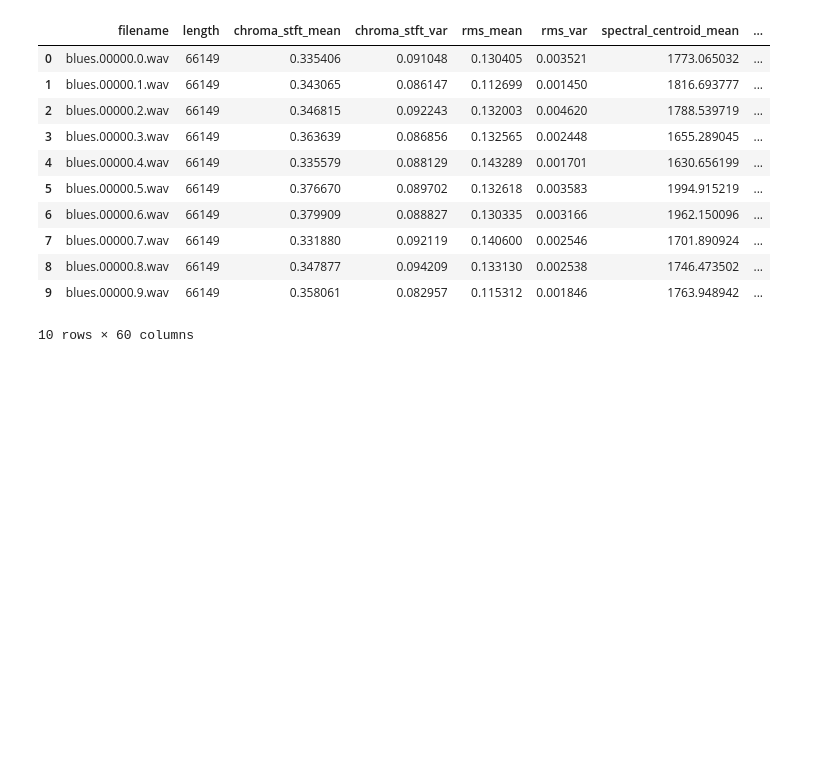
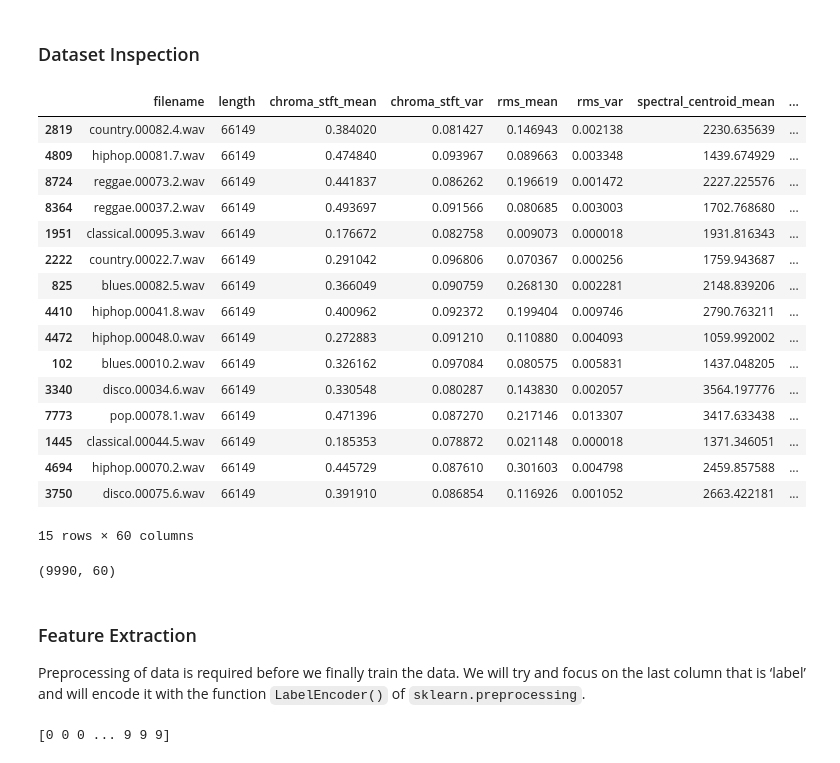
Before and after one commit to Blind-Striker/swe584-music-genre-classification, a Jupyter notebook: genreClassification.ipynb, the cells around one changed output. Drawn from its saved outputs; the diff is of its cells as text; code cells hidden in the pictures; blank space fills up the shorter version.

Commit message:
add training implementation

```diff
--- a/genreClassification.ipynb
+++ b/genreClassification.ipynb
@@ -13,17 +8,40 @@ import librosa.display as lplt
+# %% [markdown]
+### Dataset Inspection
 # %%
 df = pd.read_csv('./data/features_3_sec.csv')
-df.head(10)
-# df.filename.str.split('.', expand=True)[0].unique()
+df.sample(15)
 # %% [output]
 |  | filename | length | chroma_stft_mean | chroma_stft_var | rms_mean | rms_var | spectral_centroid_mean | ... |
-| 0 | blues.00000.0.wav | 66149 | 0.335406 | 0.091048 | 0.130405 | 0.003521 | 1773.065032 | ... |
-| 1 | blues.00000.1.wav | 66149 | 0.343065 | 0.086147 | 0.112699 | 0.001450 | 1816.693777 | ... |
-| 2 | blues.00000.2.wav | 66149 | 0.346815 | 0.092243 | 0.132003 | 0.004620 | 1788.539719 | ... |
-| 3 | blues.00000.3.wav | 66149 | 0.363639 | 0.086856 | 0.132565 | 0.002448 | 1655.289045 | ... |
-| 4 | blues.00000.4.wav | 66149 | 0.335579 | 0.088129 | 0.143289 | 0.001701 | 1630.656199 | ... |
-| 5 | blues.00000.5.wav | 66149 | 0.376670 | 0.089702 | 0.132618 | 0.003583 | 1994.915219 | ... |
-| 6 | blues.00000.6.wav | 66149 | 0.379909 | 0.088827 | 0.130335 | 0.003166 | 1962.150096 | ... |
-| 7 | blues.00000.7.wav | 66149 | 0.331880 | 0.092119 | 0.140600 | 0.002546 | 1701.890924 | ... |
-| 8 | blues.00000.8.wav | 66149 | 0.347877 | 0.094209 | 0.133130 | 0.002538 | 1746.473502 | ... |
-| 9 | blues.00000.9.wav | 66149 | 0.358061 | 0.082957 | 0.115312 | 0.001846 | 1763.948942 | ... |
+| 2819 | country.00082.4.wav | 66149 | 0.384020 | 0.081427 | 0.146943 | 0.002138 | 2230.635639 | ... |
+| 4809 | hiphop.00081.7.wav | 66149 | 0.474840 | 0.093967 | 0.089663 | 0.003348 | 1439.674929 | ... |
+| 8724 | reggae.00073.2.wav | 66149 | 0.441837 | 0.086262 | 0.196619 | 0.001472 | 2227.225576 | ... |
+| 8364 | reggae.00037.2.wav | 66149 | 0.493697 | 0.091566 | 0.080685 | 0.003003 | 1702.768680 | ... |
+| 1951 | classical.00095.3.wav | 66149 | 0.176672 | 0.082758 | 0.009073 | 0.000018 | 1931.816343 | ... |
+| 2222 | country.00022.7.wav | 66149 | 0.291042 | 0.096806 | 0.070367 | 0.000256 | 1759.943687 | ... |
+| 825 | blues.00082.5.wav | 66149 | 0.366049 | 0.090759 | 0.268130 | 0.002281 | 2148.839206 | ... |
+| 4410 | hiphop.00041.8.wav | 66149 | 0.400962 | 0.092372 | 0.199404 | 0.009746 | 2790.763211 | ... |
+| 4472 | hiphop.00048.0.wav | 66149 | 0.272883 | 0.091210 | 0.110880 | 0.004093 | 1059.992002 | ... |
+| 102 | blues.00010.2.wav | 66149 | 0.326162 | 0.097084 | 0.080575 | 0.005831 | 1437.048205 | ... |
+| 3340 | disco.00034.6.wav | 66149 | 0.330548 | 0.080287 | 0.143830 | 0.002057 | 3564.197776 | ... |
+| 7773 | pop.00078.1.wav | 66149 | 0.471396 | 0.087270 | 0.217146 | 0.013307 | 3417.633438 | ... |
+| 1445 | classical.00044.5.wav | 66149 | 0.185353 | 0.078872 | 0.021148 | 0.000018 | 1371.346051 | ... |
+| 4694 | hiphop.00070.2.wav | 66149 | 0.445729 | 0.087610 | 0.301603 | 0.004798 | 2459.857588 | ... |
+| 3750 | disco.00075.6.wav | 66149 | 0.391910 | 0.086854 | 0.116926 | 0.001052 | 2663.422181 | ... |
-10 rows × 60 columns
+15 rows × 60 columns
+# %%
+df.shape
+# %% [output]
+(9990, 60)
+# %% [markdown]
+### Feature Extraction
+Preprocessing of data is required before we finally train the data. We will try and focus on the last column that is ‘label’ and will encode it with the function `LabelEncoder()` of `sklearn.preprocessing`.
+# %%
+df = df.drop(labels="filename", axis=1)
+
+class_list = df.iloc[:, -1]
+converter = LabelEncoder()
+y = converter.fit_transform(class_list)
+
+print(y)
+# %% [output]
+[0 0 0 ... 9 9 9]
```
Also changed, not shown: parts of 14 cells of this notebook.
